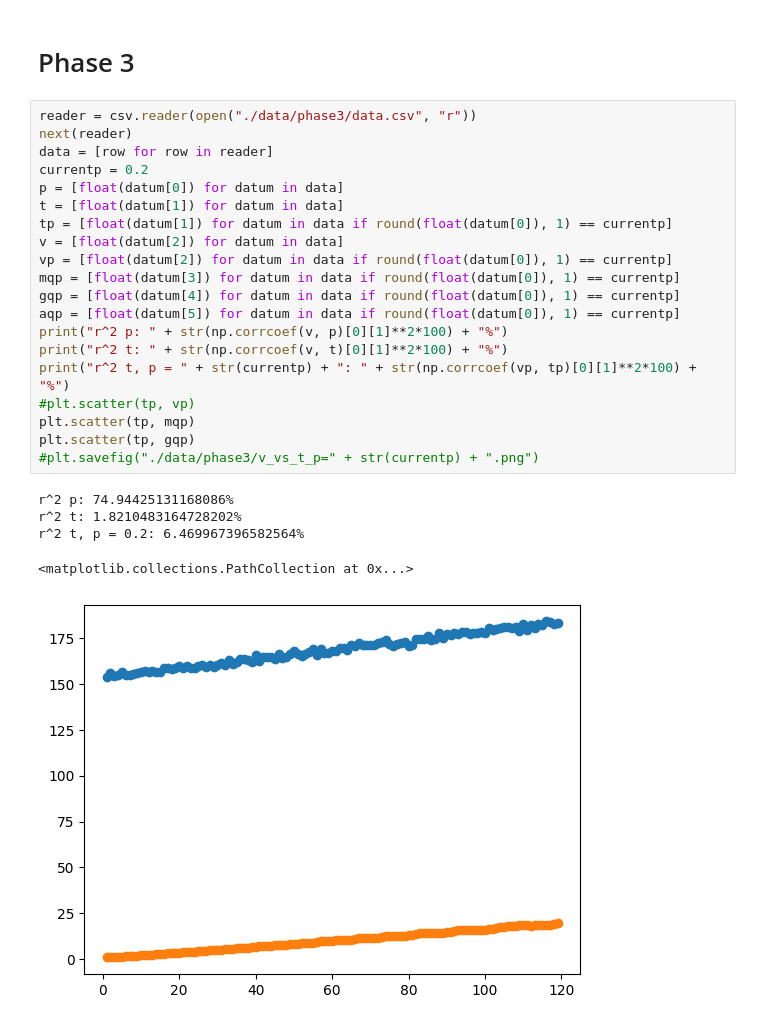
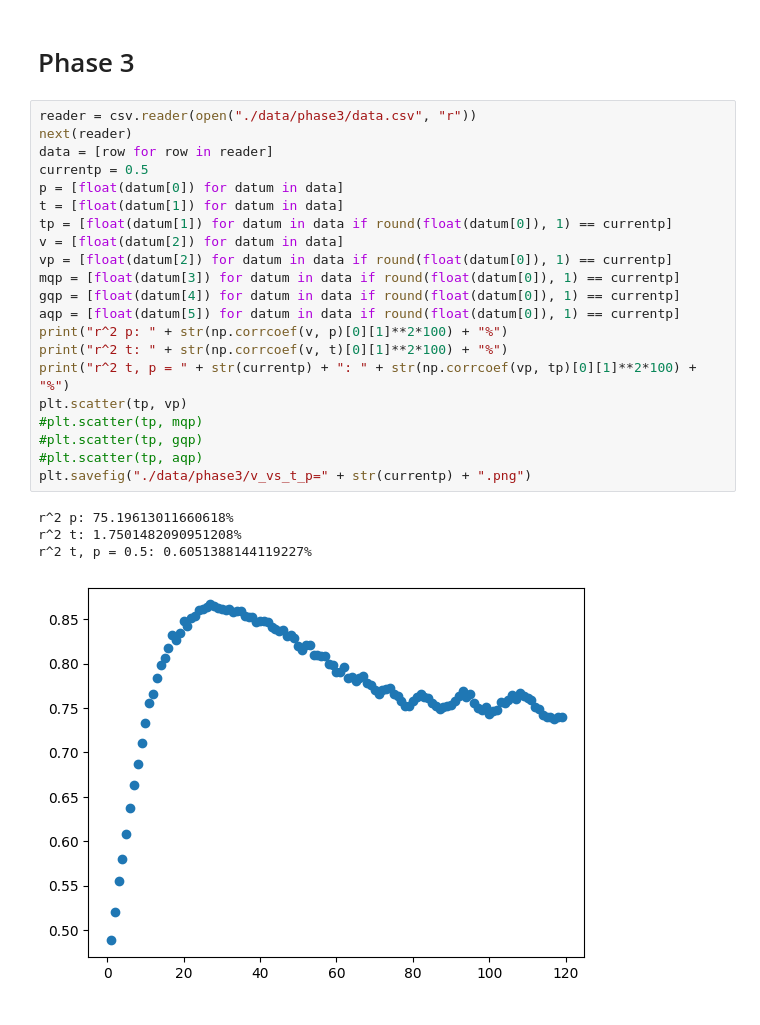
Before and after one commit to theFroodyOne/Physics344Assignment6, a Jupyter notebook: dataAnalysis.ipynb, the cells around one changed output. Drawn from its saved outputs; the diff is of its cells as text.

```diff
--- a/dataAnalysis.ipynb
+++ b/dataAnalysis.ipynb
@@ -73,26 +73,26 @@ r^2 p: 98.73621541050014%
 # %%
 reader = csv.reader(open("./data/phase3/data.csv", "r"))
 next(reader)
 data = [row for row in reader]
-currentp = 0.2
+currentp = 0.5
 p = [float(datum[0]) for datum in data]
 t = [float(datum[1]) for datum in data]
 tp = [float(datum[1]) for datum in data if round(float(datum[0]), 1) == currentp]
 v = [float(datum[2]) for datum in data]
 vp = [float(datum[2]) for datum in data if round(float(datum[0]), 1) == currentp]
 mqp = [float(datum[3]) for datum in data if round(float(datum[0]), 1) == currentp]
 gqp = [float(datum[4]) for datum in data if round(float(datum[0]), 1) == currentp]
 aqp = [float(datum[5]) for datum in data if round(float(datum[0]), 1) == currentp]
 print("r^2 p: " + str(np.corrcoef(v, p)[0][1]**2*100) + "%")
 print("r^2 t: " + str(np.corrcoef(v, t)[0][1]**2*100) + "%")
 print("r^2 t, p = " + str(currentp) + ": " + str(np.corrcoef(vp, tp)[0][1]**2*100) + "%")
-#plt.scatter(tp, vp)
-plt.scatter(tp, mqp)
-plt.scatter(tp, gqp)
-#plt.savefig("./data/phase3/v_vs_t_p=" + str(currentp) + ".png")
+plt.scatter(tp, vp)
+#plt.scatter(tp, mqp)
+#plt.scatter(tp, gqp)
+#plt.scatter(tp, aqp)
+plt.savefig("./data/phase3/v_vs_t_p=" + str(currentp) + ".png")
 # %% [output]
-r^2 p: 74.94425131168086%
-r^2 t: 1.8210483164728202%
-r^2 t, p = 0.2: 6.469967396582564%
+r^2 p: 75.19613011660618%
+r^2 t: 1.7501482090951208%
+r^2 t, p = 0.5: 0.6051388144119227%
-<matplotlib.collections.PathCollection at 0x...>
-[figure, old version]
+[figure, new version]
```
Also changed, not shown: 8 other files.
